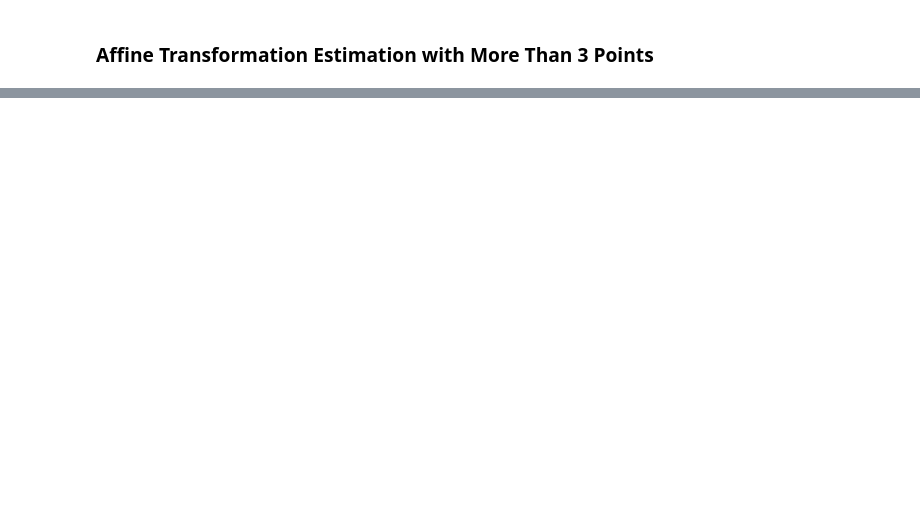
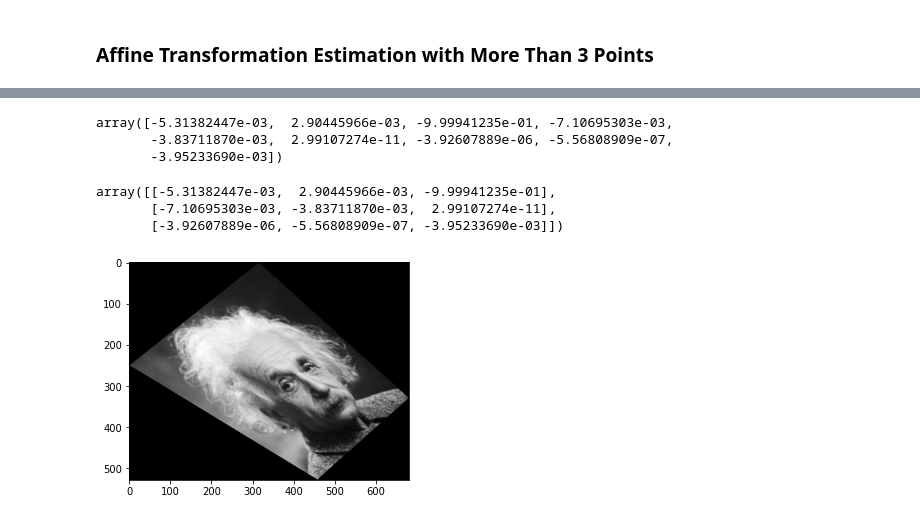
Before and after one commit to mateuszk098/miscellaneous-things, a Jupyter notebook: computer_vision_course/chapter05_geometric_transformation_estimation.ipynb, the cells around one changed output, grey strips where cells are left out. Drawn from its saved outputs; the diff is of its cells as text; code cells hidden in the pictures; blank space fills up the shorter version.

```diff
--- a/computer_vision_course/chapter05_geometric_transformation_estimation.ipynb
+++ b/computer_vision_course/chapter05_geometric_transformation_estimation.ipynb
@@ -124,0 +162,3 @@ plt.show()
+# %%
+A[1::2, 3:6] = -p.T
+A
@@ -124,0 +180,4 @@ plt.show()
+# %%
+A[::2, 6:] = (p @ np.diag(p_dash[0, :])).T
+A[1::2, 6:] = (p @ np.diag(p_dash[1, :])).T
+A.astype(np.int32)
@@ -124,0 +201,19 @@ plt.show()
+# %%
+h = compute_right_null_space(A)
+h
+# %% [output]
+array([-5.31382447e-03,  2.90445966e-03, -9.99941235e-01, -7.10695303e-03,
+       -3.83711870e-03,  2.99107274e-11, -3.92607889e-06, -5.56808909e-07,
+       -3.95233690e-03])
+# %%
+homography = h.reshape((3, 3))
+homography
+# %% [output]
+array([[-5.31382447e-03,  2.90445966e-03, -9.99941235e-01],
+       [-7.10695303e-03, -3.83711870e-03,  2.99107274e-11],
+       [-3.92607889e-06, -5.56808909e-07, -3.95233690e-03]])
+# %%
+plt.imshow(transforms.apply_projective_transform(homography, img), cmap="gray")
+plt.show()
+# %% [output]
+[figure, added]
```
Also changed, not shown: parts of 22 cells of this notebook.
